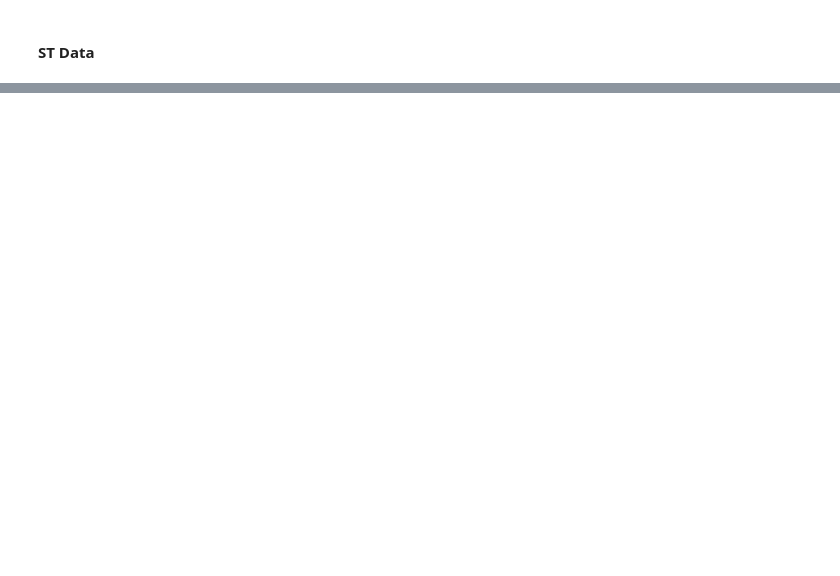
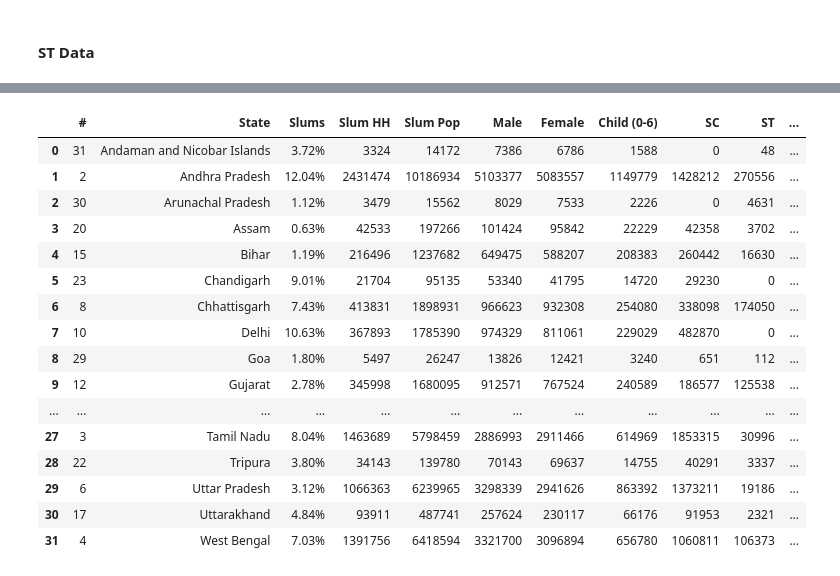
Before and after one commit to ujjwaltyagi2000/manthan, a Jupyter notebook: notebooks/4-data-cleaning.ipynb, the cells around one changed output, grey strips where cells are left out. Cells and saved outputs as stored; diff of their text form; code cells hidden in the pictures; blank space fills up the shorter version.

```diff
--- a/notebooks/4-data-cleaning.ipynb
+++ b/notebooks/4-data-cleaning.ipynb
@@ -2004,0 +2194,22 @@ st_data = pd.read_csv('../data/raw/st.csv')
+# %%
+slums_data = slums_data.sort_values(by='State', ascending=True)
+slums_data.reset_index(drop=True, inplace=True)
+slums_data
+# %% [output]
+|  | # | State | Slums | Slum HH | Slum Pop | Male | Female | Child (0-6) | SC | ST | ... |
+| 0 | 31 | Andaman and Nicobar Islands | 3.72% | 3324 | 14172 | 7386 | 6786 | 1588 | 0 | 48 | ... |
+| 1 | 2 | Andhra Pradesh | 12.04% | 2431474 | 10186934 | 5103377 | 5083557 | 1149779 | 1428212 | 270556 | ... |
+| 2 | 30 | Arunachal Pradesh | 1.12% | 3479 | 15562 | 8029 | 7533 | 2226 | 0 | 4631 | ... |
+| 3 | 20 | Assam | 0.63% | 42533 | 197266 | 101424 | 95842 | 22229 | 42358 | 3702 | ... |
+| 4 | 15 | Bihar | 1.19% | 216496 | 1237682 | 649475 | 588207 | 208383 | 260442 | 16630 | ... |
+| 5 | 23 | Chandigarh | 9.01% | 21704 | 95135 | 53340 | 41795 | 14720 | 29230 | 0 | ... |
+| 6 | 8 | Chhattisgarh | 7.43% | 413831 | 1898931 | 966623 | 932308 | 254080 | 338098 | 174050 | ... |
+| 7 | 10 | Delhi | 10.63% | 367893 | 1785390 | 974329 | 811061 | 229029 | 482870 | 0 | ... |
+| 8 | 29 | Goa | 1.80% | 5497 | 26247 | 13826 | 12421 | 3240 | 651 | 112 | ... |
+| 9 | 12 | Gujarat | 2.78% | 345998 | 1680095 | 912571 | 767524 | 240589 | 186577 | 125538 | ... |
+| ... | ... | ... | ... | ... | ... | ... | ... | ... | ... | ... | ... |
+| 27 | 3 | Tamil Nadu | 8.04% | 1463689 | 5798459 | 2886993 | 2911466 | 614969 | 1853315 | 30996 | ... |
+| 28 | 22 | Tripura | 3.80% | 34143 | 139780 | 70143 | 69637 | 14755 | 40291 | 3337 | ... |
+| 29 | 6 | Uttar Pradesh | 3.12% | 1066363 | 6239965 | 3298339 | 2941626 | 863392 | 1373211 | 19186 | ... |
+| 30 | 17 | Uttarakhand | 4.84% | 93911 | 487741 | 257624 | 230117 | 66176 | 91953 | 2321 | ... |
+| 31 | 4 | West Bengal | 7.03% | 1391756 | 6418594 | 3321700 | 3096894 | 656780 | 1060811 | 106373 | ... |
```
Also changed, not shown: parts of 28 cells of this notebook, 4 other files.
